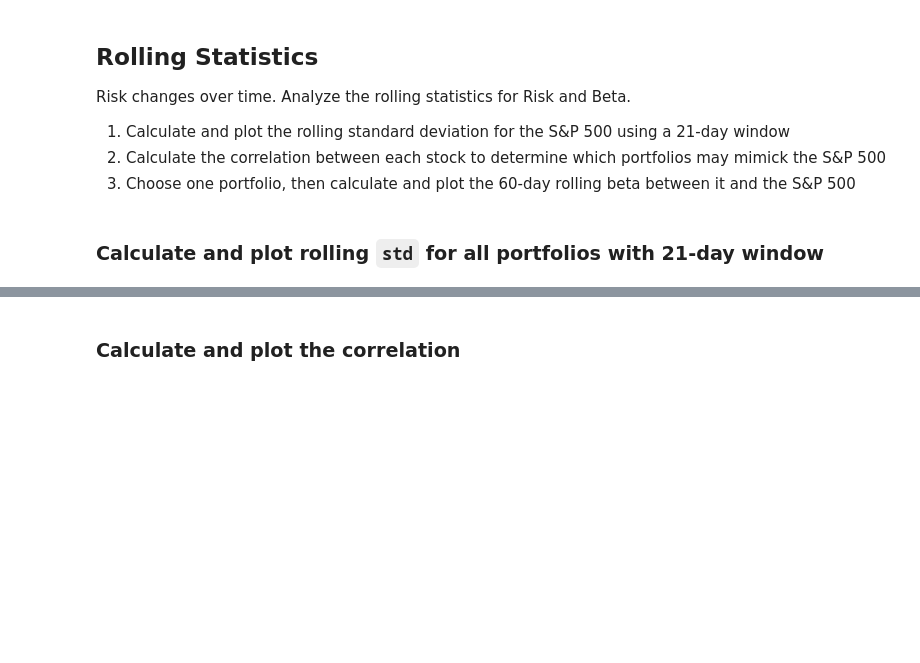
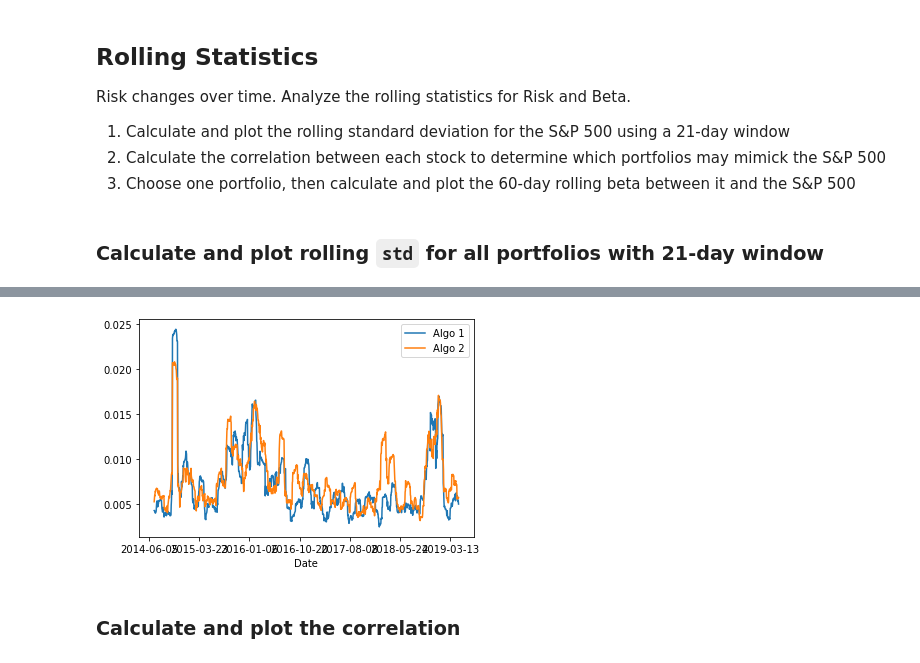
Before and after one commit to joebarry1252/Financial_Planning_UsingAPIs, a Jupyter notebook: Barry_whale_analysis_final.ipynb, the cells around one changed output, grey strips where cells are left out. Cells and saved outputs as stored; diff of their text form; code cells hidden in the pictures; blank space fills up the shorter version.

```diff
--- a/Barry_whale_analysis_final.ipynb
+++ b/Barry_whale_analysis_final.ipynb
@@ -476,3 +526,7 @@ Risk changes over time. Analyze the rolling statistics for Risk and Beta.
+# %%
+algo_df_21 = algo_df.rolling(window=21).std().plot()
+# %% [output]
+[figure, added]
 # %% [markdown]
 ### Calculate and plot the correlation
 # %%
```
Also changed, not shown: parts of 30 cells of this notebook.
